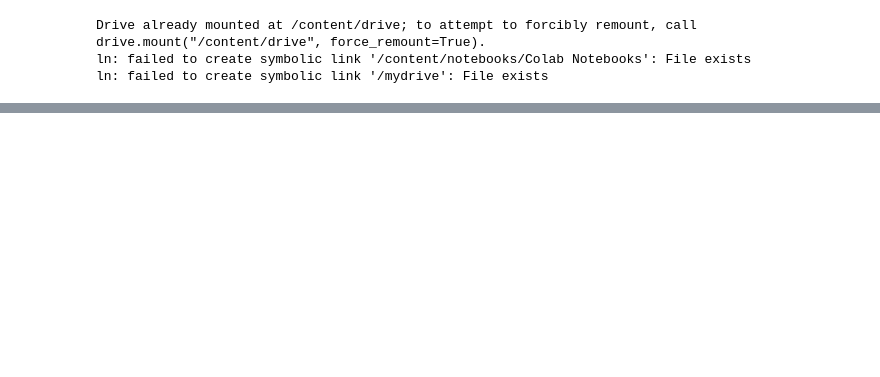
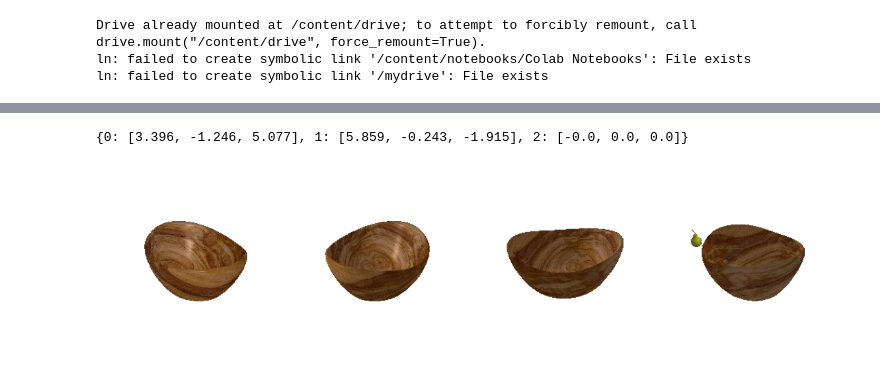
Before and after one commit to rosshalpin/clip-guided-scene-arrangement, a Jupyter notebook: Rllib_MultiAgent.ipynb, the cells around one changed output, grey strips where cells are left out. Cells and saved outputs as stored; diff of their text form; code cells hidden in the pictures; blank space fills up the shorter version.

```diff
--- a/Rllib_MultiAgent.ipynb
+++ b/Rllib_MultiAgent.ipynb
@@ -533,0 +697,13 @@ image_grid(images, rows=1, cols=4, rgb=True)
+# %%
+sac_agent = sac.SAC(
+  env="continuous_clip_guided",
+  config={
+    "num_workers": 0,
+    "num_gpus": 1,
+    "n_step": 256,
+    'min_train_timesteps_per_iteration': 1024,
+    'metrics_num_episodes_for_smoothing': 3,
+    'horizon': 256,
+    'train_batch_size': 256,
+  },
+)
@@ -533,0 +726,2 @@ image_grid(images, rows=1, cols=4, rgb=True)
+# %%
+sac_result = sac_agent.train()
@@ -534,2 +752,30 @@ image_grid(images, rows=1, cols=4, rgb=True)
+# %%
+from torch import cuda
+
+cuda.empty_cache()
+
+sac_env = BasicMultiAgent(discrete=False)
+# %%
+obs = sac_env.reset()
+
+for i in range(200):
+  action = {}
+  for agent_id, agent_obs in obs.items():
+      action[agent_id] = sac_agent.compute_single_action(agent_obs, policy_id='default_policy')
+  obs, reward, done, info = sac_env.step(action)
+
+  if all(done):
+    break
+# %%
+sac_env.best_obs
+# %% [output]
+{0: [3.396, -1.246, 5.077], 1: [5.859, -0.243, -1.915], 2: [-0.0, 0.0, 0.0]}
+# %%
+copy_obs = deepcopy(obs)
+copy_obs[len(obs)] = [0.,0.,0.]
+images, scene = get_scene(sac_env.input_objs, sac_env.best_obs)
+image_grid(images, rows=1, cols=4, rgb=True)
+# %% [output]
+[figure, added]
 # %%
 plot_batch_individually(scene)
```
Also changed, not shown: parts of 31 cells of this notebook.
